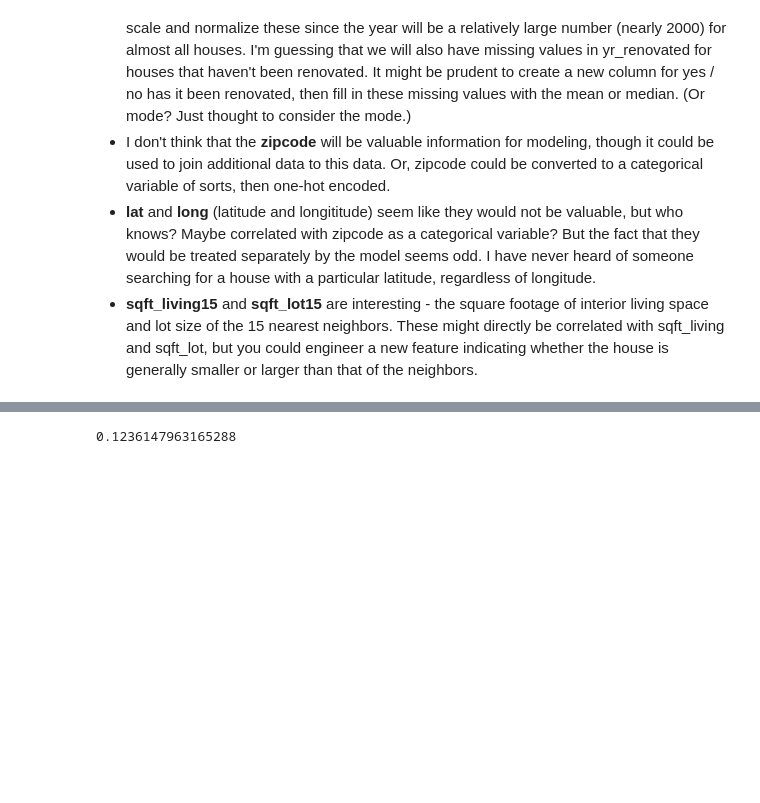
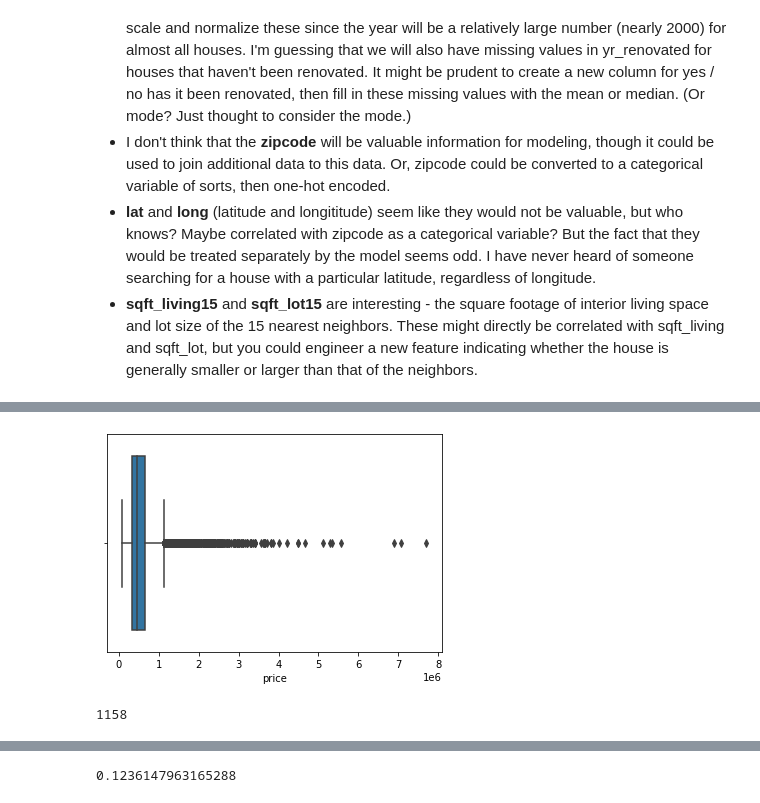
Before and after one commit to ran0027/dsc-phase2-project, a Jupyter notebook: analysis.ipynb, the cells around one changed output, grey strips where cells are left out. Cells and saved outputs as stored; diff of their text form; code cells hidden in the pictures; blank space fills up the shorter version.

```diff
--- a/analysis.ipynb
+++ b/analysis.ipynb
@@ -67,0 +77,6 @@ It looks to be a yes/no Boolean with some null / missing values.
+# %%
+fig, ax = plt.subplots()
+
+sns.boxplot(raw['price'], ax=ax);
+# %% [output]
+[figure, added]
@@ -67,0 +89,4 @@ It looks to be a yes/no Boolean with some null / missing values.
+# %%
+len(raw['price'].loc[ (raw['price'] > upper_fourth + 1.5*IQR) | (raw['price'] < lower_fourth - 1.5*IQR) ])
+# %% [output]
+1158
```
Also changed, not shown: parts of 67 cells of this notebook.
